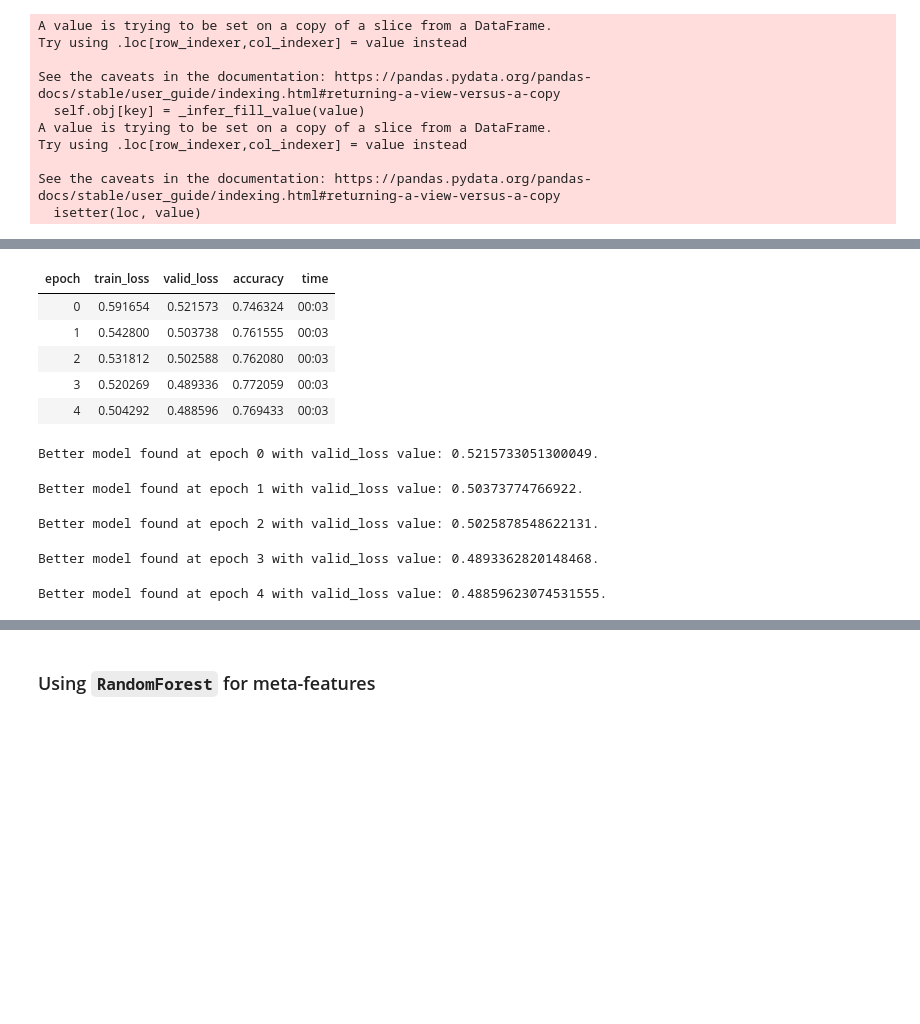
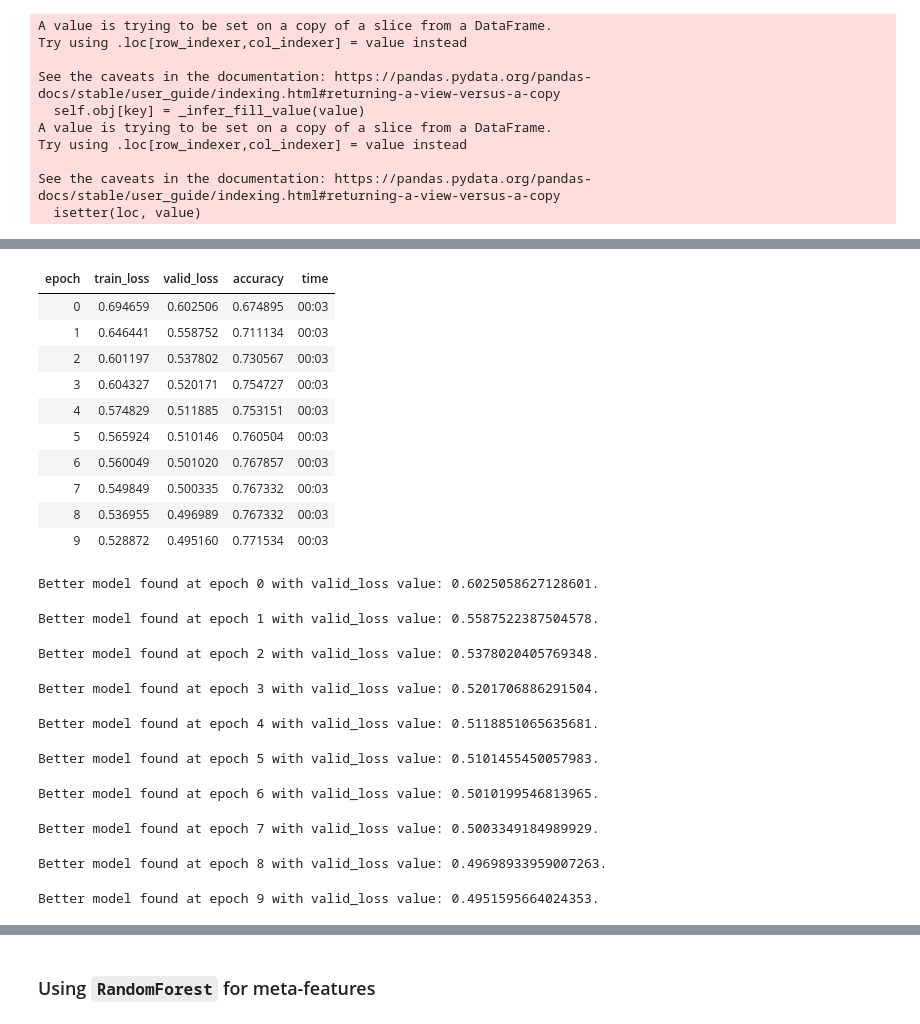
Before and after one commit to PandulaP/personal-projects, a Jupyter notebook: NLP with Disaster Tweets/is_disaster_tweet_or_not.ipynb, the cells around one changed output, grey strips where cells are left out. Drawn from its saved outputs; the diff is of its cells as text; code cells hidden in the pictures; blank space fills up the shorter version.

```diff
--- a/NLP with Disaster Tweets/is_disaster_tweet_or_not.ipynb
+++ b/NLP with Disaster Tweets/is_disaster_tweet_or_not.ipynb
@@ -1162,32 +1160,32 @@ AttributeError: ignored
 def generate_features(df):
 
   # word_count
-  df['word_count'] = df['text_cleaned'].apply(lambda x: len(str(x).split()))
+  df['word_count'] = df['text'].apply(lambda x: len(str(x).split()))
 
   # unique_word_count
-  df['unique_word_count'] = df['text_cleaned'].apply(lambda x: len(set(str(x).split())))
+  df['unique_word_count'] = df['text'].apply(lambda x: len(set(str(x).split())))
 
   # url_count
-  df['url_count'] = df['text_cleaned'].apply(lambda x: len([w for w in str(x).lower().split() if 'http' in w or 'https' in w]))
+  df['url_count'] = df['text'].apply(lambda x: len([w for w in str(x).lower().split() if 'http' in w or 'https' in w]))
 
   # char_count
-  df['char_count'] = df['text_cleaned'].apply(lambda x: len(str(x)))
+  df['char_count'] = df['text'].apply(lambda x: len(str(x)))
 
   # punctuation_count
-  df['punctuation_count'] = df['text_cleaned'].apply(lambda x: len([c for c in str(x) if c in string.punctuation]))
+  df['punctuation_count'] = df['text'].apply(lambda x: len([c for c in str(x) if c in string.punctuation]))
 
   # mean_word_length
-  df['mean_word_length'] = df['text_cleaned'].apply(lambda x: np.mean([len(w) for w in str(x).split()]))
+  df['mean_word_length'] = df['text'].apply(lambda x: np.mean([len(w) for w in str(x).split()]))
 
   # stop_word_count
   stop_words = set(stopwords.words('english'))
-  df['stop_word_count'] = df['text_cleaned'].apply(lambda x: len([w for w in str(x).lower().split() if w in stop_words]))
+  df['stop_word_count'] = df['text'].apply(lambda x: len([w for w in str(x).lower().split() if w in stop_words]))
 
   # hashtag_count
-  df['hashtag_count'] = df['text_cleaned'].apply(lambda x: len([c for c in str(x) if c == '#']))
+  df['hashtag_count'] = df['text'].apply(lambda x: len([c for c in str(x) if c == '#']))
 
   # mention_count
-  df['mention_count'] = df['text_cleaned'].apply(lambda x: len([c for c in str(x) if c == '@']))
+  df['mention_count'] = df['text'].apply(lambda x: len([c for c in str(x) if c == '@']))
 
   # one-hot-encode the 'keywords'
   one_hot = pd.get_dummies(df['keyword'])
@@ -1382,17 +1370,27 @@ Min loss divided by 10: 6.92E-03
 # %%
-clf_text.fit(5, lr=slice(1e-02,1e-04), callbacks=[SaveModelCallback(clf_text, name="best_clf")])
+clf_text.fit(10, lr=slice(1e-01,1e-05), callbacks=[SaveModelCallback(clf_text, name="best_clf")])
 # %% [output]
 | epoch | train_loss | valid_loss | accuracy | time |
-| 0 | 0.591654 | 0.521573 | 0.746324 | 00:03 |
-| 1 | 0.542800 | 0.503738 | 0.761555 | 00:03 |
-| 2 | 0.531812 | 0.502588 | 0.762080 | 00:03 |
-| 3 | 0.520269 | 0.489336 | 0.772059 | 00:03 |
-| 4 | 0.504292 | 0.488596 | 0.769433 | 00:03 |
+| 0 | 0.694659 | 0.602506 | 0.674895 | 00:03 |
+| 1 | 0.646441 | 0.558752 | 0.711134 | 00:03 |
+| 2 | 0.601197 | 0.537802 | 0.730567 | 00:03 |
+| 3 | 0.604327 | 0.520171 | 0.754727 | 00:03 |
+| 4 | 0.574829 | 0.511885 | 0.753151 | 00:03 |
+| 5 | 0.565924 | 0.510146 | 0.760504 | 00:03 |
+| 6 | 0.560049 | 0.501020 | 0.767857 | 00:03 |
+| 7 | 0.549849 | 0.500335 | 0.767332 | 00:03 |
+| 8 | 0.536955 | 0.496989 | 0.767332 | 00:03 |
+| 9 | 0.528872 | 0.495160 | 0.771534 | 00:03 |
-Better model found at epoch 0 with valid_loss value: 0.5215733051300049.
+Better model found at epoch 0 with valid_loss value: 0.6025058627128601.
-Better model found at epoch 1 with valid_loss value: 0.50373774766922.
+Better model found at epoch 1 with valid_loss value: 0.5587522387504578.
-Better model found at epoch 2 with valid_loss value: 0.5025878548622131.
+Better model found at epoch 2 with valid_loss value: 0.5378020405769348.
-Better model found at epoch 3 with valid_loss value: 0.4893362820148468.
+Better model found at epoch 3 with valid_loss value: 0.5201706886291504.
-Better model found at epoch 4 with valid_loss value: 0.48859623074531555.
+Better model found at epoch 4 with valid_loss value: 0.5118851065635681.
+Better model found at epoch 5 with valid_loss value: 0.5101455450057983.
+Better model found at epoch 6 with valid_loss value: 0.5010199546813965.
+Better model found at epoch 7 with valid_loss value: 0.5003349184989929.
+Better model found at epoch 8 with valid_loss value: 0.49698933959007263.
+Better model found at epoch 9 with valid_loss value: 0.4951595664024353.
 # %%
 clf_text.load("best_clf")
 # %% [output]
```
Also changed, not shown: parts of 27 cells of this notebook.
